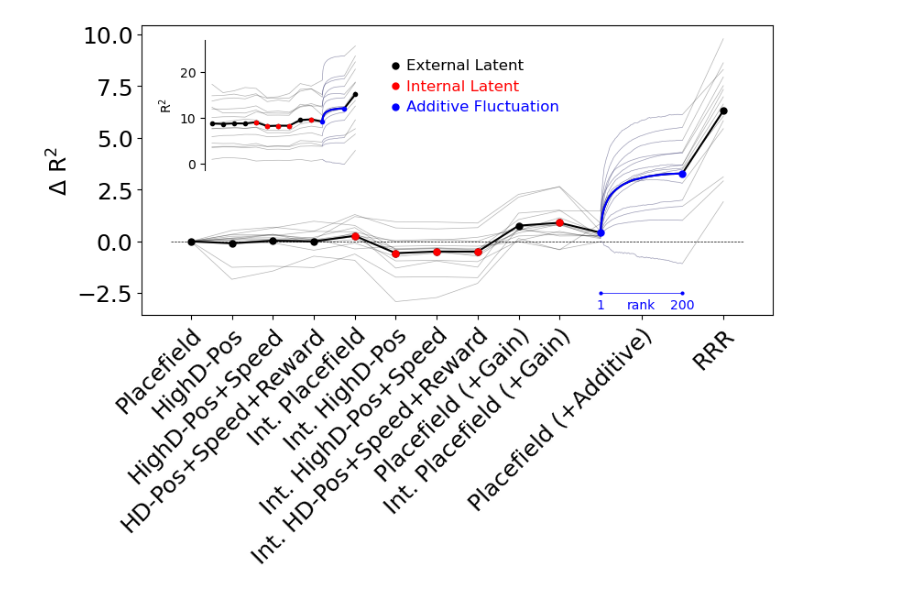
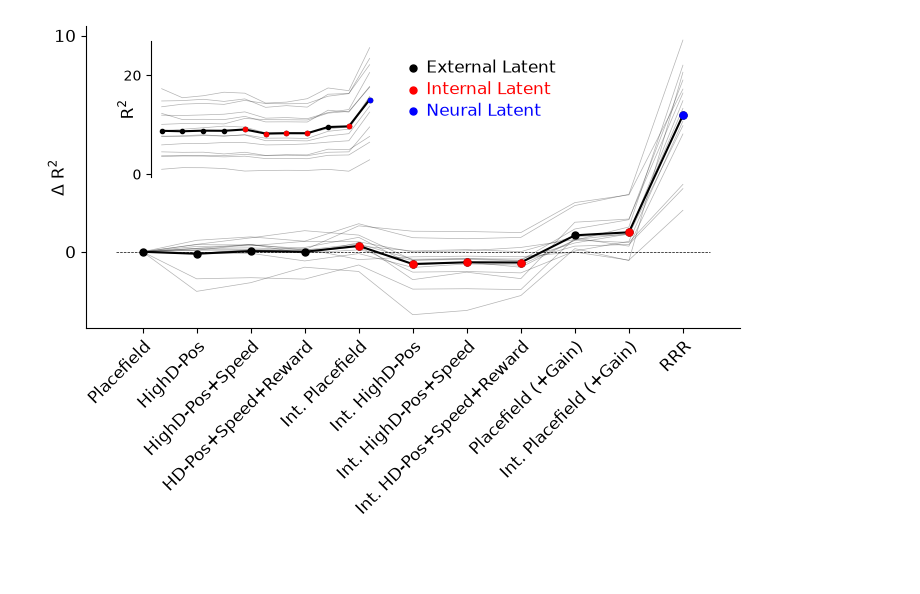
Before and after one commit to landoskape/vrAnalysis, a Jupyter notebook: dimensionality_manuscript/dim_regression_figures.ipynb, the cells around one changed output. Saved outputs shown, nothing was run; the diff lists cells and outputs as text; code cells hidden in the pictures; blank space fills up the shorter version.

Commit message:
making figures

```diff
--- a/dimensionality_manuscript/dim_regression_figures.ipynb
+++ b/dimensionality_manuscript/dim_regression_figures.ipynb
@@ -80,7 +121,7 @@ model_names = [
     "fullregressor_1dspeed",
     "external_placefield_1d_gain",
     "internal_placefield_1d_gain",
-    "external_placefield_1d_vector_gain",
+    # "external_placefield_1d_vector_gain",
     "rrr",
 ]
 short_names = list(map(short_model_name, model_names))
@@ -127,65 +168,87 @@ for imodel, model_name in enumerate(model_names):
 scores = 100.0 * scores
 relative_scores = scores - scores[0]
 
-idx_to_vector_results = idx_model == model_names.index("external_placefield_1d_vector_gain")
 internal_model_flags = np.array(["Int." in name for name in short_names], dtype=bool)
 idx_to_internal_results = internal_model_flags[idx_model.astype(int)]
-vector_xvals = xvals[idx_to_vector_results]
-vector_scores = scores[idx_to_vector_results]
-vector_relative_scores = relative_scores[idx_to_vector_results]
+internal_xvals = xvals[idx_to_internal_results]
+internal_scores = scores[idx_to_internal_results]
+internal_relative_scores = relative_scores[idx_to_internal_results]
+include_vector_gain = "external_placefield_1d_vector_gain" in model_names
+if include_vector_gain:
+    idx_to_vector_results = idx_model == model_names.index("external_placefield_1d_vector_gain")
+    vector_xvals = xvals[idx_to_vector_results]
+    vector_scores = scores[idx_to_vector_results]
+    vector_relative_scores = relative_scores[idx_to_vector_results]
+else:
+    idx_to_vector_results = np.zeros(len(xvals), dtype=bool)
 normal_xvals = xvals[~idx_to_vector_results]
 normal_scores = scores[~idx_to_vector_results]
 normal_relative_scores = relative_scores[~idx_to_vector_results]
-internal_xvals = xvals[idx_to_internal_results]
-internal_scores = scores[idx_to_internal_results]
-internal_relative_scores = relative_scores[idx_to_internal_results]
+idx_to_rrr_results = idx_model == model_names.index("rrr")
+rrr_xvals = xvals[idx_to_rrr_results]
+rrr_scores = scores[idx_to_rrr_results]
+rrr_relative_scores = relative_scores[idx_to_rrr_results]
 
 xpos_leg = 5
 xpos_legtext = xpos_leg + 0.25
 ypos_leg = 8.5
 ypos_offset = -1.0
 rank_ypos = -2.5
 rank_label_yoffset = -0.25
 plt.close('all')
-fig, ax = plt.subplots(1, 1, figsize=(8, 6), layout="constrained")
+fontsize = 12
+plt.rcParams["font.size"] = 12
+fig, ax = plt.subplots(1, 1, figsize=(7, 5), layout="constrained")
+
+
 ax.plot([xvals[0] - 0.5, xvals[-1] + 0.5], [0, 0], color="k", linewidth=0.5, linestyle="--")
 ax.plot(xvals, relative_scores, color=("k", 0.3), linewidth=0.5)
 ax.plot(xvals, np.nanmean(relative_scores, axis=1), color="k", linewidth=1.5)
 ax.plot(normal_xvals, np.nanmean(normal_relative_scores, axis=1), color="k", marker="o", markersize=5, linestyle="none")
 ax.plot(internal_xvals, np.nanmean(internal_relative_scores, axis=1), color="red", marker="o", markersize=5, linestyle="none")
-ax.plot(vector_xvals, vector_relative_scores, color=("blue", 0.1), linewidth=0.5)
-ax.plot(vector_xvals, np.nanmean(vector_relative_scores, axis=1), color="blue", linewidth=1.5)
-ax.plot(vector_xvals[[0, -1]], np.nanmean(vector_relative_scores, axis=1)[[0, -1]], color="blue", marker="o", markersize=5, linestyle="none")
-ax.plot(vector_xvals[[0, -1]], [rank_ypos, rank_ypos], color="blue", linewidth=0.5, linestyle="-", marker="o", markersize=2)
-ax.text(vector_xvals[0], rank_ypos + rank_label_yoffset, "1", color="blue", ha="center", va="top", fontsize=10)
-ax.text(vector_xvals[-1], rank_ypos + rank_label_yoffset, f"{ranks_for_additive}", color="blue", ha="center", va="top", fontsize=10)
-ax.text(np.mean(vector_xvals), rank_ypos + rank_label_yoffset, "rank", color="blue", ha="center", va="top", fontsize=10)
+ax.plot(rrr_xvals, np.nanmean(rrr_relative_scores, axis=1), color="blue", marker="o", markersize=5, linestyle="none")
+if include_vector_gain:
+    ax.plot(vector_xvals, vector_relative_scores, color=("blue", 0.1), linewidth=0.5)
+    ax.plot(vector_xvals, np.nanmean(vector_relative_scores, axis=1), color="blue", linewidth=1.5)
+    ax.plot(vector_xvals[[0, -1]], np.nanmean(vector_relative_scores, axis=1)[[0, -1]], color="blue", marker="o", markersize=5, linestyle="none")
+    ax.plot(vector_xvals[[0, -1]], [rank_ypos, rank_ypos], color="blue", linewidth=0.5, linestyle="-", marker="o", markersize=2)
+    ax.text(vector_xvals[0], rank_ypos + rank_label_yoffset, "1", color="blue", ha="center", va="top", fontsize=fontsize)
+    ax.text(vector_xvals[-1], rank_ypos + rank_label_yoffset, f"{ranks_for_additive}", color="blue", ha="center", va="top", fontsize=fontsize)
+    ax.text(np.mean(vector_xvals), rank_ypos + rank_label_yoffset, "rank", color="blue", ha="center", va="top", fontsize=fontsize)
 
 # Add legend dots to explain dot colors
 ax.plot(xpos_leg, ypos_leg, color="k", marker="o", markersize=5, linestyle="none")
-ax.text(xpos_legtext, ypos_leg, "External Latent", color="k", ha="left", va="center", fontsize=12)
+ax.text(xpos_legtext, ypos_leg, "External Latent", color="k", ha="left", va="center", fontsize=fontsize)
 ax.plot(xpos_leg, ypos_leg + ypos_offset, color="r", marker="o", markersize=5, linestyle="none")
-ax.text(xpos_legtext, ypos_leg + ypos_offset, "Internal Latent", color="r", ha="left", va="center", fontsize=12)
-ax.plot(xpos_leg, ypos_leg + 2 * ypos_offset, color="b", marker="o", markersize=5, linestyle="none")
-ax.text(xpos_legtext, ypos_leg + 2 * ypos_offset, "Additive Fluctuation", color="b", ha="left", va="center", fontsize=12)
+ax.text(xpos_legtext, ypos_leg + ypos_offset, "Internal Latent", color="r", ha="left", va="center", fontsize=fontsize)
+ax.plot(xpos_leg, ypos_leg + 2 * ypos_offset, color="blue", marker="o", markersize=5, linestyle="none")
+ax.text(xpos_legtext, ypos_leg + 2 * ypos_offset, "Neural Latent", color="blue", ha="left", va="center", fontsize=fontsize)
+if include_vector_gain:
+    ax.plot(xpos_leg, ypos_leg + 3 * ypos_offset, color="g", marker="o", markersize=5, linestyle="none")
+    ax.text(xpos_legtext, ypos_leg + 3 * ypos_offset, "Additive Fluctuation", color="g", ha="left", va="center", fontsize=fontsize)
+ax.set_xticks(xticks, labels=short_names, rotation=45, rotation_mode="anchor", ha="right")
+ax.set_yticks([0, 10])
+ax.set_ylabel("$\Delta$ R$^2$", labelpad=-10)
 
-ax.set_xticks(xticks, labels=short_names, rotation=45, rotation_mode="anchor", ha="right")
-ax.set_ylabel("$\Delta$ R$^2$")
-
-inset = ax.inset_axes([0.1, 0.5, 0.25, 0.45])
+inset = ax.inset_axes([0.1, 0.5, 0.35, 0.45])
 inset.plot(xvals, scores, color=("k", 0.3), linewidth=0.5)
 inset.plot(xvals, np.nanmean(scores, axis=1), color="k", linewidth=1.5)
 inset.plot(normal_xvals, np.nanmean(normal_scores, axis=1), color="k", marker="o", markersize=3, linestyle="none")
 inset.plot(internal_xvals, np.nanmean(internal_scores, axis=1), color="red", marker="o", markersize=3, linestyle="none")
-inset.plot(vector_xvals, vector_scores, color=("blue", 0.1), linewidth=0.5)
-inset.plot(vector_xvals, np.nanmean(vector_scores, axis=1), color="blue", linewidth=1.5)
-inset.plot(vector_xvals[[0, -1]], np.nanmean(vector_scores, axis=1)[[0, -1]], color="blue", marker="o", markersize=3, linestyle="none")
+inset.plot(rrr_xvals, np.nanmean(rrr_scores, axis=1), color="blue", marker="o", markersize=3, linestyle="none")
+if include_vector_gain:
+    inset.plot(vector_xvals, vector_scores, color=("blue", 0.1), linewidth=0.5)
+    inset.plot(vector_xvals, np.nanmean(vector_scores, axis=1), color="blue", linewidth=1.5)
+    inset.plot(vector_xvals[[0, -1]], np.nanmean(vector_scores, axis=1)[[0, -1]], color="blue", marker="o", markersize=3, linestyle="none")
 inset.set_xticks([])
-inset.set_ylabel("R$^2$", fontsize=10)
+inset.set_yticks([0, 20])
+inset.set_ylabel("R$^2$", labelpad=-10)
 inset.tick_params(axis='y', labelsize=10)
 
 for spine in ["bottom", "right", "top"]:
     inset.spines[spine].set_visible(False)
+    if spine == "bottom": continue
+    ax.spines[spine].set_visible(False)
 plt.show()
 # %% [output]
-[figure, old version]
+[figure, new version]
```
Also changed, not shown: parts of 16 cells of this notebook, 7 other files.
